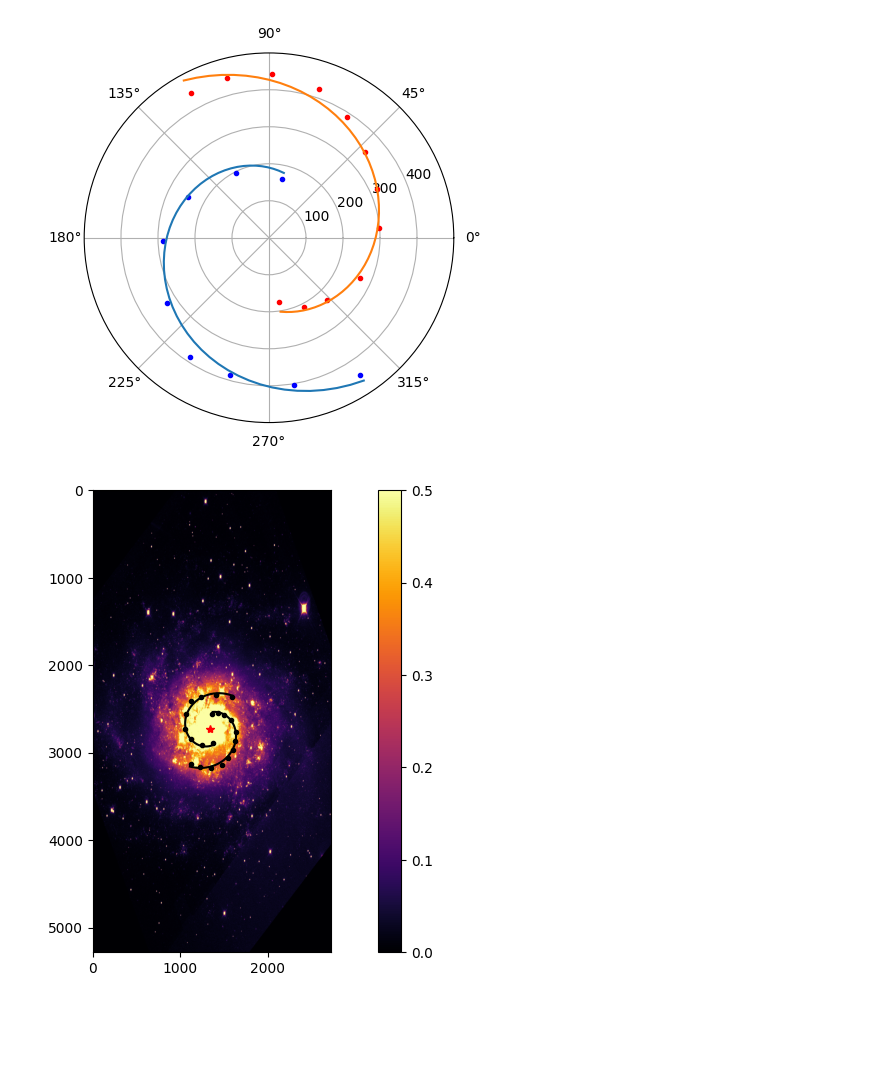
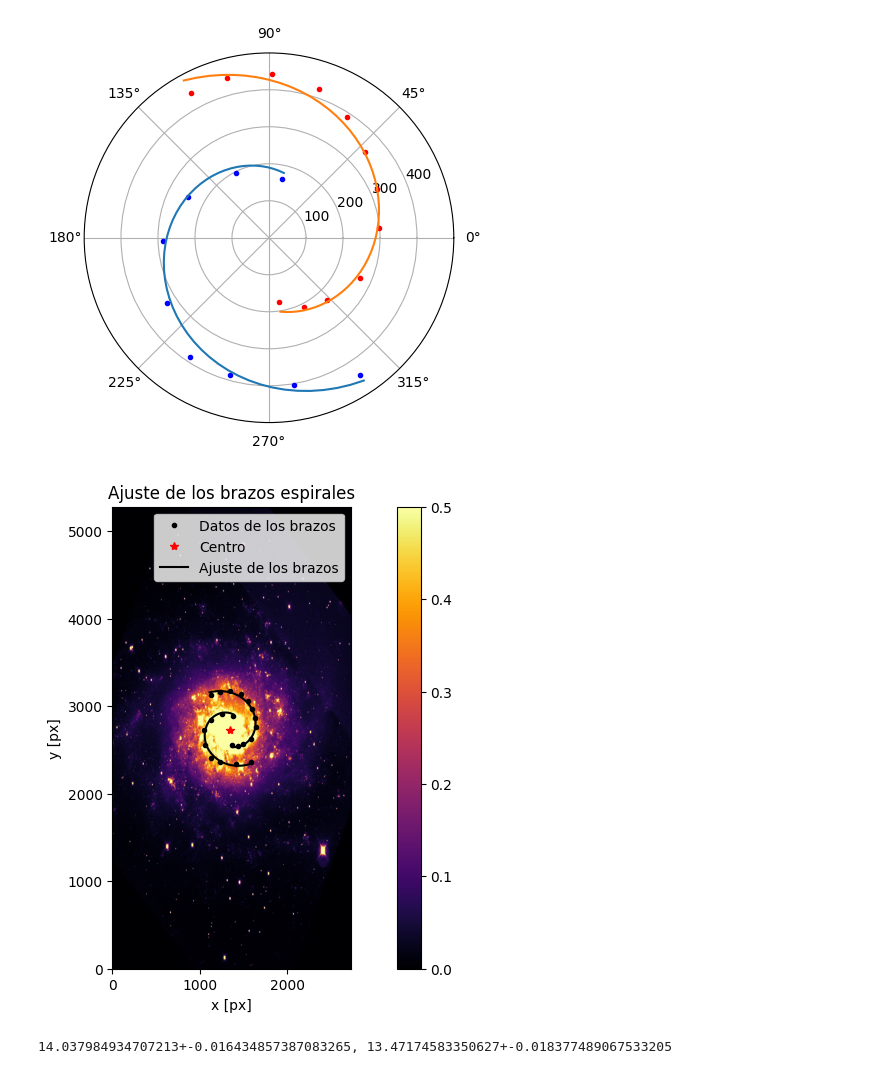
Before and after one commit to SantiagoJulioD/Galaxias, a Jupyter notebook: practico/astropy.ipynb, the cells around one changed output. Cells and saved outputs as stored; diff of their text form; code cells hidden in the pictures; blank space fills up the shorter version.

```diff
--- a/practico/astropy.ipynb
+++ b/practico/astropy.ipynb
@@ -317,6 +367,9 @@ logspiral = lambda th,a,b: a*b**th
 pars_brazo1,cov_brazo1 = curve_fit(logspiral,df_brazo1['th'],df_brazo1['r'])
 pars_brazo2,cov_brazo2 = curve_fit(logspiral,df_brazo2['th'],df_brazo2['r'])
 # %%
+ths1 = np.linspace(df_brazo1['th'].values.min(),df_brazo1['th'].values.max())
+ths2 = np.linspace(df_brazo2['th'].values.min(),df_brazo2['th'].values.max())
+
 fig, ax = plt.subplots(subplot_kw={'projection': 'polar'})
 ax.plot(df_brazo1['th'],df_brazo1['r'],'r.')
 ax.plot(df_brazo2['th'],df_brazo2['r'],'b.')
@@ -338,13 +391,26 @@ xs_brazo2_fit = rect(logspiral(ths2,*pars_brazo2),ths2).real+corrected_center[0]
 ys_brazo2_fit = rect(logspiral(ths2,*pars_brazo2),ths2).imag+corrected_center[1]
 # %%
 fig, ax = plt.subplots(figsize=(12,6))
-im = ax.imshow(corrected_image,vmin=0,vmax=0.5,cmap='inferno')
-ax.plot(xs_brazo1,ys_brazo1,'k.')
+im = ax.imshow(corrected_image,vmin=0,vmax=0.5,cmap='inferno',origin='lower')
+ax.plot(xs_brazo1,ys_brazo1,'k.',label='Datos de los brazos')
 ax.plot(xs_brazo2,ys_brazo2,'k.')
-ax.plot(corrected_center[0],corrected_center[1],'r*')
-ax.plot(xs_brazo1_fit,ys_brazo1_fit,'k')
+ax.plot(corrected_center[0],corrected_center[1],'r*',label='Centro')
+ax.plot(xs_brazo1_fit,ys_brazo1_fit,'k',label='Ajuste de los brazos')
 ax.plot(xs_brazo2_fit,ys_brazo2_fit,'k')
+ax.set(title='Ajuste de los brazos espirales',xlabel='x [px]',ylabel='y [px]')
+ax.legend()
 fig.colorbar(im)
+plt.savefig('fig6.png')
 plt.show()
 # %% [output]
-[figure, old version]
+[figure, new version]
+# %%
+pitch_angle_1 = np.arctan(np.log(pars_brazo1[1]))*180/np.pi
+pitch_angle_2 = np.arctan(np.log(pars_brazo2[1]))*180/np.pi
+
+DPA1 = 1/(pars_brazo1[1]*(1+np.log(pars_brazo1[1])**2))*cov_brazo1[1,1]**0.5
+DPA2 = 1/(pars_brazo2[1]*(1+np.log(pars_brazo2[1])**2))*cov_brazo2[1,1]**0.5
+
+print(f'{pitch_angle_1}+-{DPA1}, {pitch_angle_2}+-{DPA2}')
+# %% [output]
+14.037984934707213+-0.016434857387083265, 13.47174583350627+-0.018377489067533205
```
Also changed, not shown: parts of 41 cells of this notebook, 9 other files.
